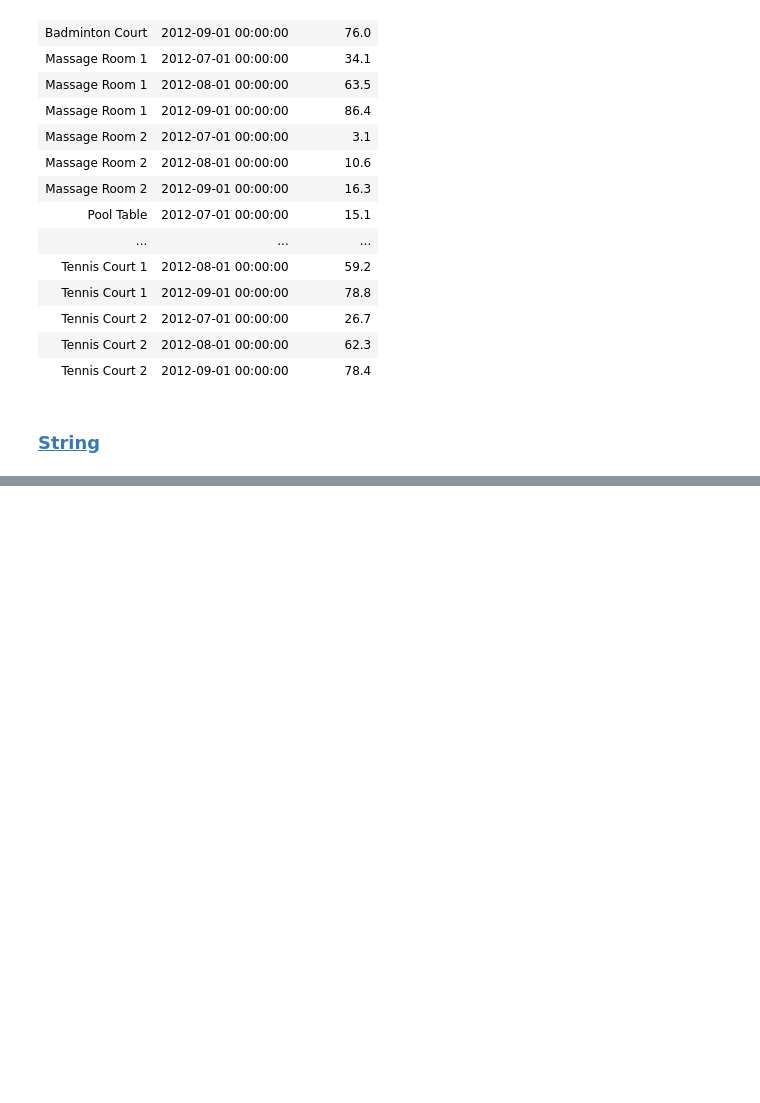
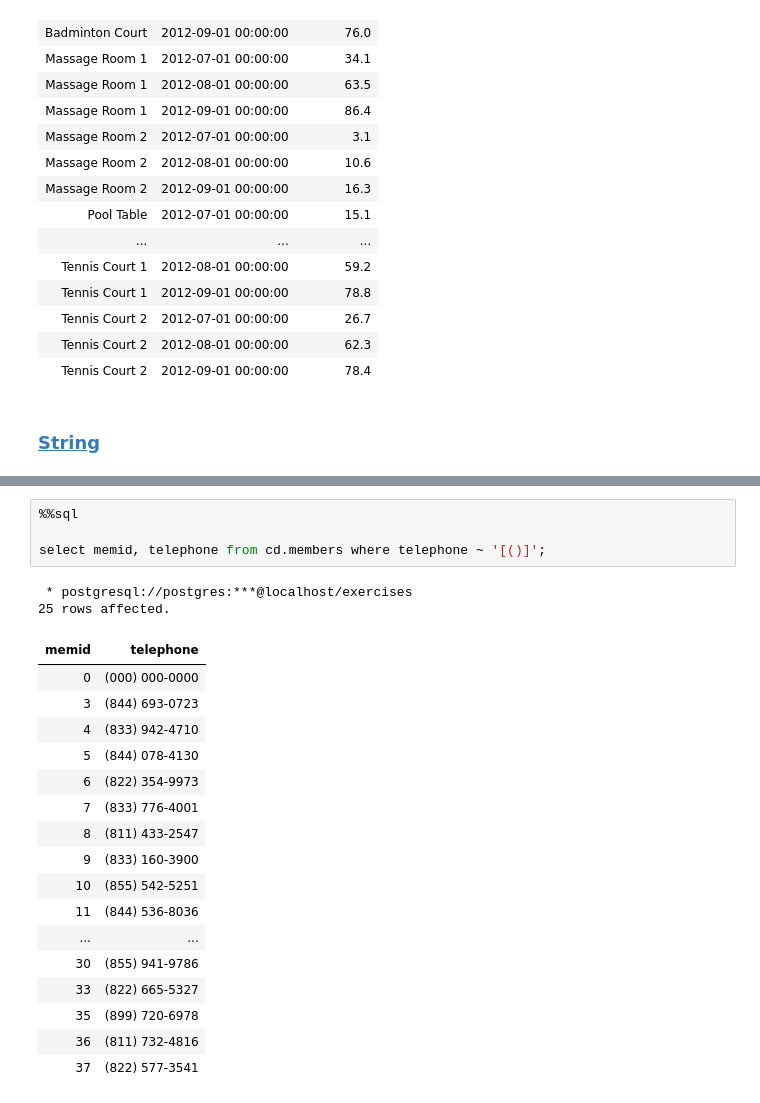
Before and after one commit to Yash9988/self-learn, a Jupyter notebook: practice/sql.ipynb, the cells around one changed output, grey strips where cells are left out. Drawn from its saved outputs; the diff is of its cells as text; blank space fills up the shorter version.

Commit message:
[Practice]<SQL>(ST){7/7} Completed all problems for  the 'String' exercise.

```diff
--- a/practice/sql.ipynb
+++ b/practice/sql.ipynb
@@ -1578,0 +1665,24 @@ order by 1, 2
+# %%
+%%sql
+
+select memid, telephone from cd.members where telephone ~ '[()]';
+# %% [output]
+ * postgresql://postgres:***@localhost/exercises
+25 rows affected.
+| memid | telephone |
+| 0 | (000) 000-0000 |
+| 3 | (844) 693-0723 |
+| 4 | (833) 942-4710 |
+| 5 | (844) 078-4130 |
+| 6 | (822) 354-9973 |
+| 7 | (833) 776-4001 |
+| 8 | (811) 433-2547 |
+| 9 | (833) 160-3900 |
+| 10 | (855) 542-5251 |
+| 11 | (844) 536-8036 |
+| ... | ... |
+| 30 | (855) 941-9786 |
+| 33 | (822) 665-5327 |
+| 35 | (899) 720-6978 |
+| 36 | (811) 732-4816 |
+| 37 | (822) 577-3541 |
```
Also changed, not shown: parts of 17 cells of this notebook.
